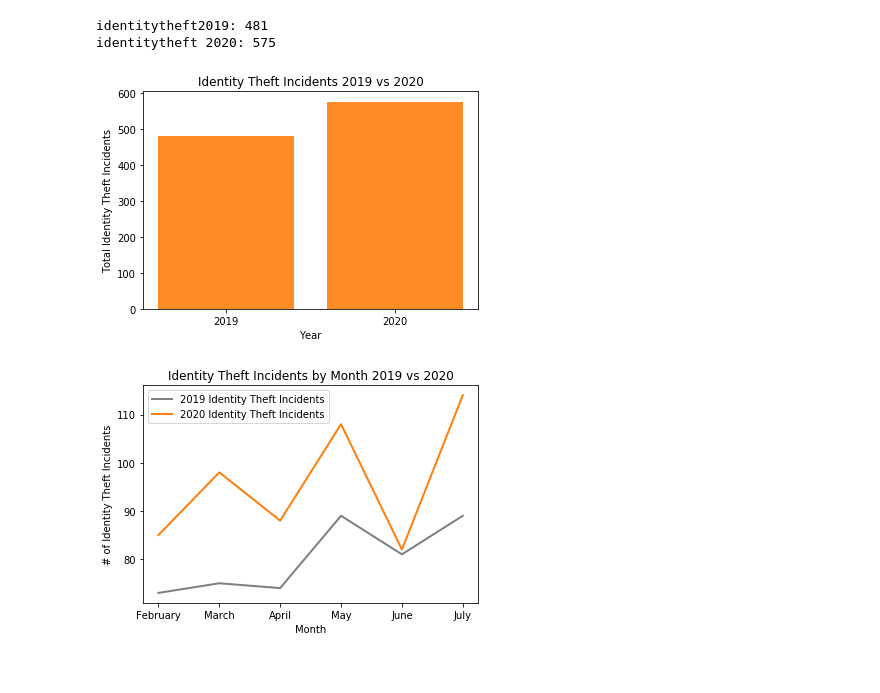
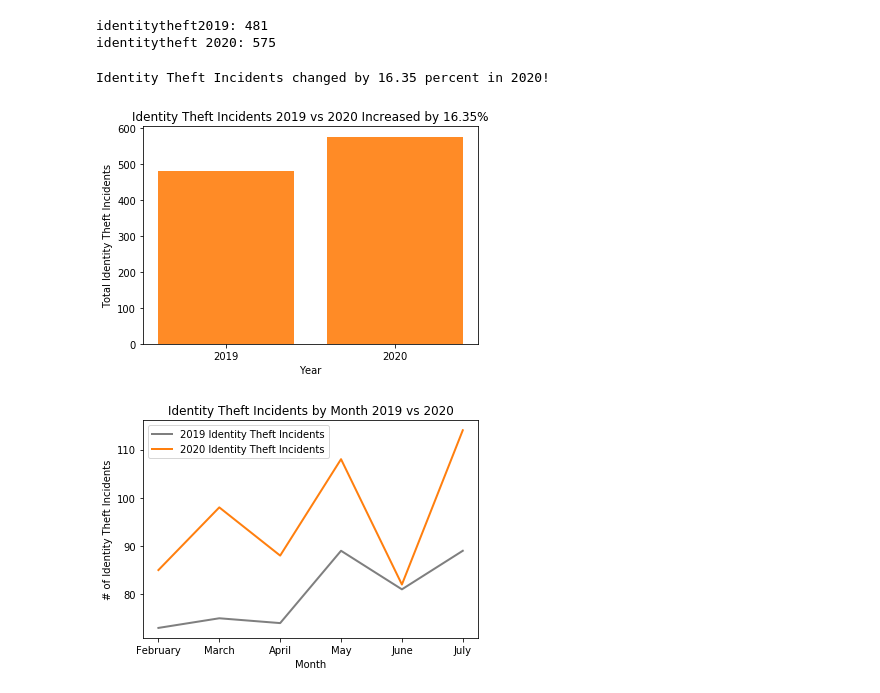
Before and after one commit to ibeth92/Crime_in_the_Time_of_COVID, a Jupyter notebook: ibet.covid.project.ipynb, the cells around one changed output. Saved outputs shown, nothing was run; the diff lists cells and outputs as text; code cells hidden in the pictures.

```diff
--- a/ibet.covid.project.ipynb
+++ b/ibet.covid.project.ipynb
@@ -312,16 +337,28 @@ print(f"identitytheft 2020: {len(identitytheft2020)}")
 identitytheft2019: 481
 identitytheft 2020: 575
 # %%
-# Plot bar graph
-plt.bar(["2019","2020"], [len(identitytheft2019), len(identitytheft2020)], color='tab:orange', alpha=0.9, align="center")
+count_identitytheft2019 = identitytheft2019["Address"].count()
+
+count_identitytheft2020 = identitytheft2020["Address"].count()
+
+counts =[count_identitytheft2019,count_identitytheft2020]
+x_axis = np.arange(len(counts))
+
+
+identitytheft_change = ((count_identitytheft2020)-(count_identitytheft2019)) / (count_identitytheft2020)
+print(f"Identity Theft Incidents changed by {round(identitytheft_change * 100,2)} percent in 2020!")
+
+plt.bar(x_axis, counts, color='tab:orange', alpha=0.9, align="center")
+tick_locations = [value for value in x_axis]
+plt.xticks(tick_locations, ["2019", "2020"])
 plt.xlabel("Year")
-plt.xticks(rotation=0)
 plt.ylabel("Total Identity Theft Incidents")
-plt.title("Identity Theft Incidents 2019 vs 2020")
+plt.title(f"Identity Theft Incidents 2019 vs 2020 Increased by {round(identitytheft_change * 100,2)}%")
 plt.savefig('identitytheft.bar.png')
 plt.show()
 # %% [output]
+Identity Theft Incidents changed by 16.35 percent in 2020!
-[figure, old version]
+[figure, new version]
 # %%
 # Gather data from "Highest Offense" column where in contains "Identity Theft" in order to create line graph
 # Plot line graph
```
Also changed, not shown: parts of 5 cells of this notebook, 5 other files.
